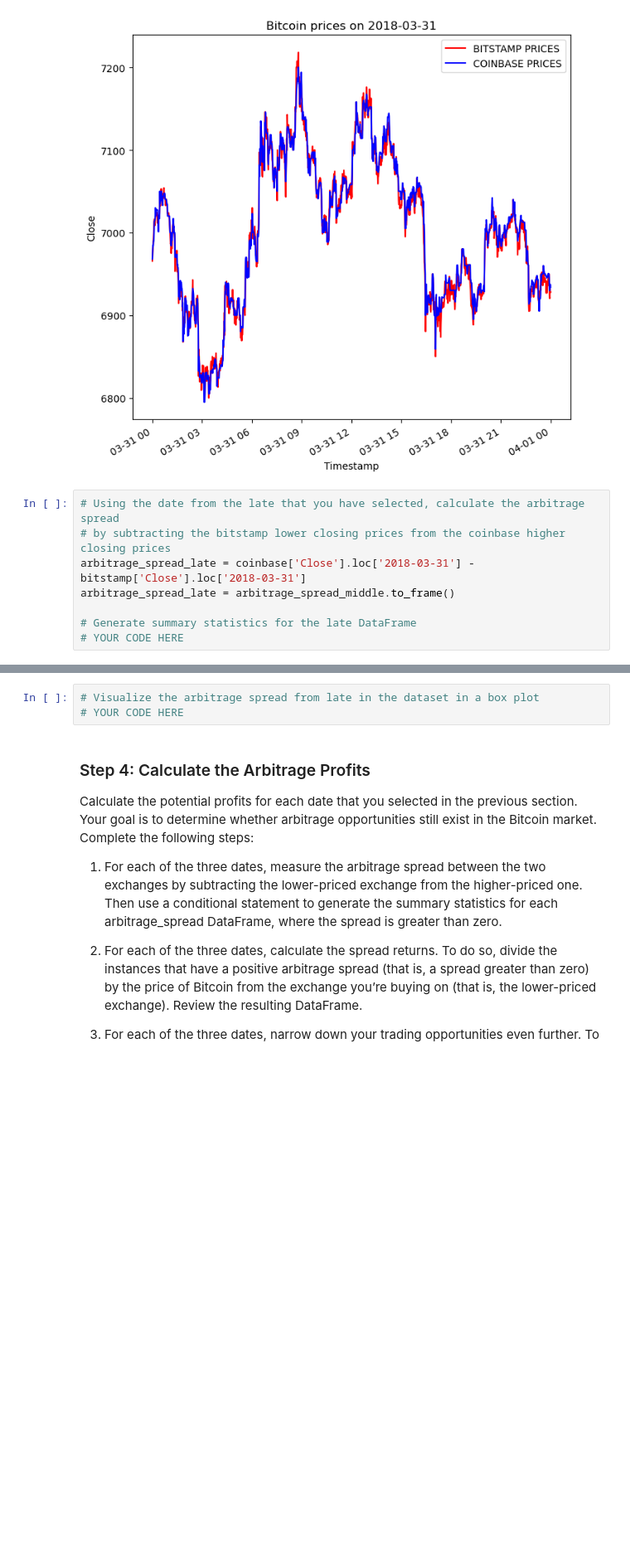
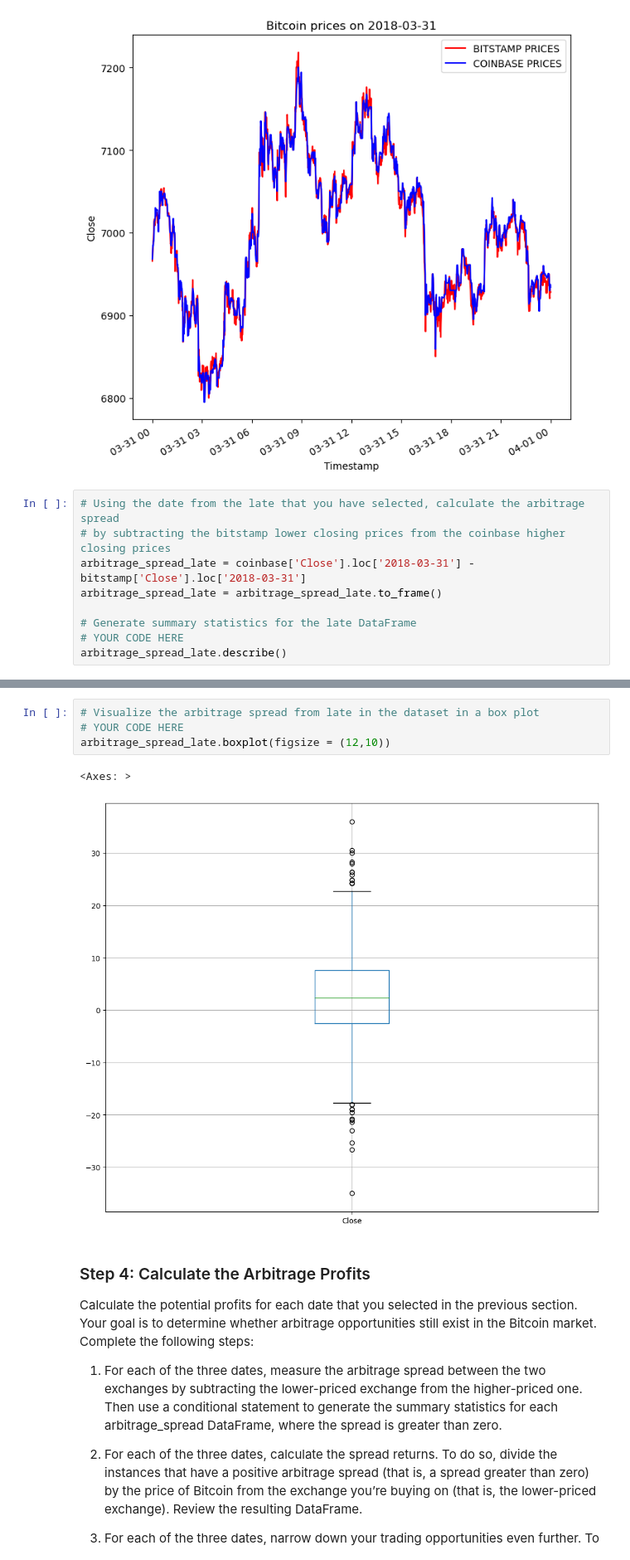
Before and after one commit to greg-krulin/Challenge3, a Jupyter notebook: crypto_arbitrage.ipynb, the cells around one changed output, grey strips where cells are left out. Shown at 83% size. Cells and saved outputs as stored; diff of their text form; blank space fills up the shorter version.

```diff
--- a/crypto_arbitrage.ipynb
+++ b/crypto_arbitrage.ipynb
@@ -380,7 +380,8 @@ ax.legend(['BITSTAMP PRICES', 'COINBASE PRICES'])
 # Using the date from the late that you have selected, calculate the arbitrage spread
 # by subtracting the bitstamp lower closing prices from the coinbase higher closing prices
 arbitrage_spread_late = coinbase['Close'].loc['2018-03-31'] - bitstamp['Close'].loc['2018-03-31']
-arbitrage_spread_late = arbitrage_spread_middle.to_frame()
+arbitrage_spread_late = arbitrage_spread_late.to_frame()
 
 # Generate summary statistics for the late DataFrame
 # YOUR CODE HERE
+arbitrage_spread_late.describe()
@@ -387,6 +398,10 @@ arbitrage_spread_late = arbitrage_spread_middle.to_frame()
 # %%
 # Visualize the arbitrage spread from late in the dataset in a box plot
 # YOUR CODE HERE
+arbitrage_spread_late.boxplot(figsize = (12,10))
+# %% [output]
+<Axes: >
+[figure, added]
 # %% [markdown]
 ### Step 4: Calculate the Arbitrage Profits
 
```
Also changed, not shown: parts of 14 cells of this notebook.
